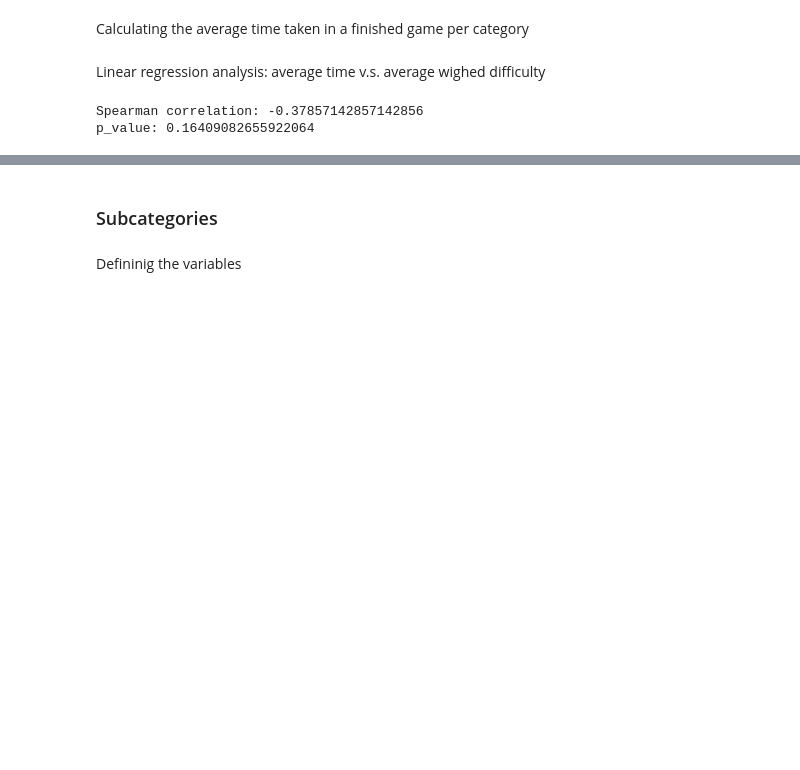
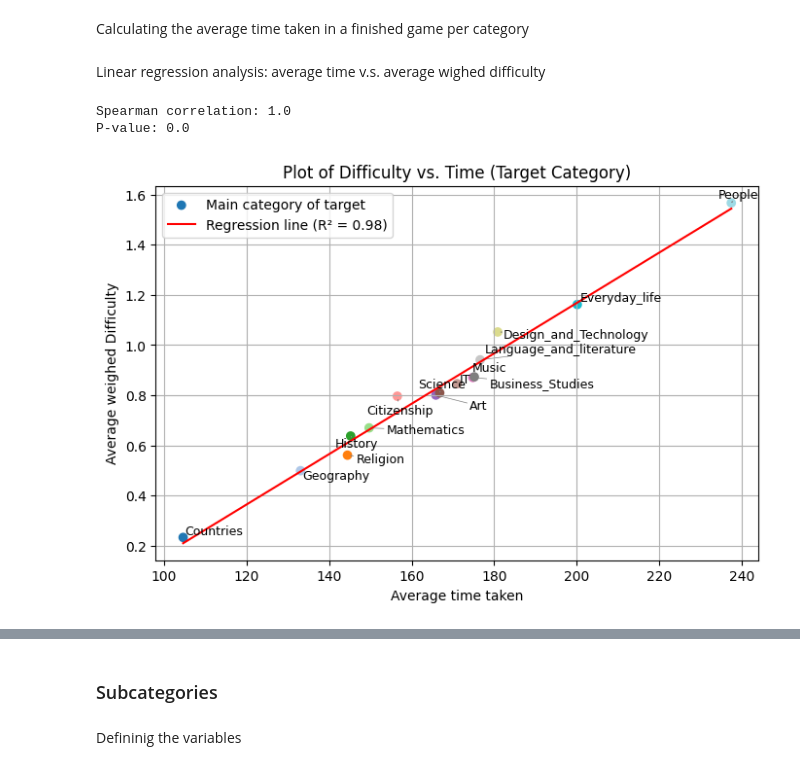
Before and after one commit to epfl-ada/ada-2024-project-ibm, a Jupyter notebook: resultsM.ipynb, the cells around one changed output, grey strips where cells are left out. Cells and saved outputs as stored; diff of their text form; code cells hidden in the pictures; blank space fills up the shorter version.

```diff
--- a/resultsM.ipynb
+++ b/resultsM.ipynb
@@ -201,11 +201,50 @@ average_time_cat = df_timecat/df_count
 ATC = average_time_cat.T[0]
 # %% [markdown]
 Linear regression analysis:  average time v.s. average wighed difficulty
-# %%
-correlation, p_value = spearmanr(ATC, T_weighed_rating)
-
-print("Spearman correlation:", correlation)
-print("p_value:", p_value)
-# %% [output]
-Spearman correlation: -0.37857142857142856
-p_value: 0.16409082655922064
+# %%
+# Spearman correlation
+sorted_ATC = ATC.sort_values()
+sorted_T_weighed_rating2 = T_weighed_rating.sort_values()
+
+correlation, p_value = spearmanr(sorted_ATC, sorted_T_weighed_rating2)
+
+print("Spearman correlation:", correlation)
+print("P-value:", p_value)
+
+
+# II. Perform linear regression (with log transformation)
+slope, intercept, r_value, p_value, std_err = linregress(sorted_ATC, sorted_T_weighed_rating2)
+
+# Create the regression line
+x_vals = np.array(sorted_ATC)
+y_vals_original = intercept + slope * x_vals
+
+# Use a colormap for each category
+categories = sorted_T_weighed_rating2.index
+colormap = cm.get_cmap('tab20', len(categories))
+colors = {category: colormap(i) for i, category in enumerate(categories)}
+
+
+# Plot
+plt.figure(figsize=(8, 5))
+plt.scatter(sorted_ATC, sorted_T_weighed_rating2,
+            c=[colors[category] for category in categories], label='Main category of target')
+plt.plot(x_vals, y_vals_original, color='red', label=f'Regression line (R² = {r_value**2:.2f})')
+
+
+# Add labels with adjustText to avoid overlap
+texts = [plt.text(x, y, category, fontsize=9)
+         for category, x, y in zip(categories, sorted_ATC, sorted_T_weighed_rating2)]
+adjust_text(texts, arrowprops=dict(arrowstyle='->', color='gray', lw=0.5))
+
+
+plt.xlabel('Average time taken')
+plt.ylabel('Average weighed Difficulty')
+plt.title('Plot of Difficulty vs. Time (Target Category)')
+plt.legend()
+plt.grid(True)
+plt.show()
+# %% [output]
+Spearman correlation: 1.0
+P-value: 0.0
+[figure, added]
```
Also changed, not shown: parts of 3 cells of this notebook.
